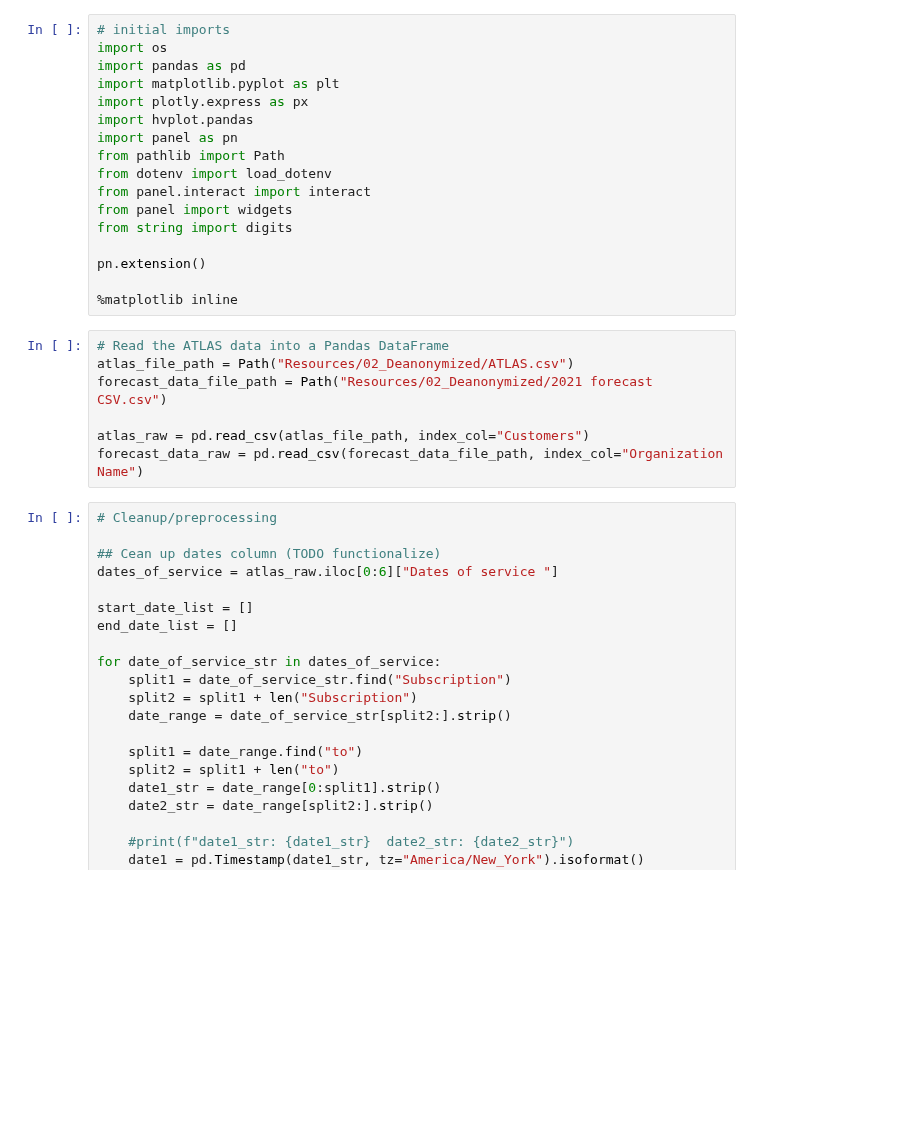
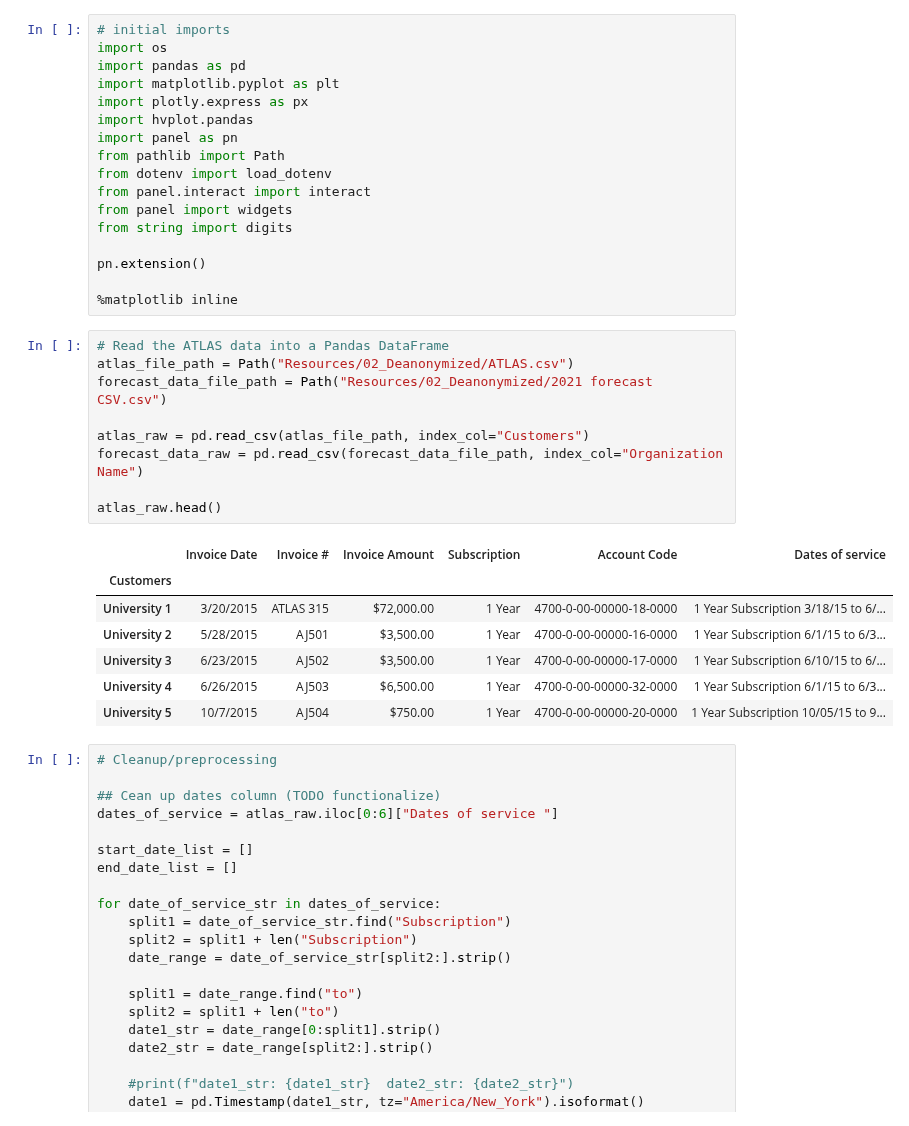
Before and after one commit to dd2-GWFinTech-Projects/Project1_ProductMarketingAnalysis, a Jupyter notebook: GenerateTrends.ipynb, the cells around one changed output. Saved outputs shown, nothing was run; the diff lists cells and outputs as text; blank space fills up the shorter version.

```diff
--- a/GenerateTrends.ipynb
+++ b/GenerateTrends.ipynb
@@ -18,10 +18,20 @@ pn.extension()
 # %%
 # Read the ATLAS data into a Pandas DataFrame
 atlas_file_path = Path("Resources/02_Deanonymized/ATLAS.csv")
 forecast_data_file_path = Path("Resources/02_Deanonymized/2021 forecast CSV.csv")
 
 atlas_raw = pd.read_csv(atlas_file_path, index_col="Customers")
 forecast_data_raw = pd.read_csv(forecast_data_file_path, index_col="Organization Name")
+
+atlas_raw.head()
+# %% [output]
+|  | Invoice Date | Invoice # | Invoice Amount | Subscription | Account Code | Dates of service |
+| Customers |  |  |  |  |  |  |
+| University 1 | 3/20/2015 | ATLAS 315 | $72,000.00 | 1 Year | 4700-0-00-00000-18-0000 | 1 Year Subscription 3/18/15 to 6/... |
+| University 2 | 5/28/2015 | AJ501 | $3,500.00 | 1 Year | 4700-0-00-00000-16-0000 | 1 Year Subscription 6/1/15 to 6/3... |
+| University 3 | 6/23/2015 | AJ502 | $3,500.00 | 1 Year | 4700-0-00-00000-17-0000 | 1 Year Subscription 6/10/15 to 6/... |
+| University 4 | 6/26/2015 | AJ503 | $6,500.00 | 1 Year | 4700-0-00-00000-32-0000 | 1 Year Subscription 6/1/15 to 6/3... |
+| University 5 | 10/7/2015 | AJ504 | $750.00 | 1 Year | 4700-0-00-00000-20-0000 | 1 Year Subscription 10/05/15 to 9... |
 # %%
 # Cleanup/preprocessing
 
```
Also changed, not shown: parts of 8 cells of this notebook, 1 other file.
